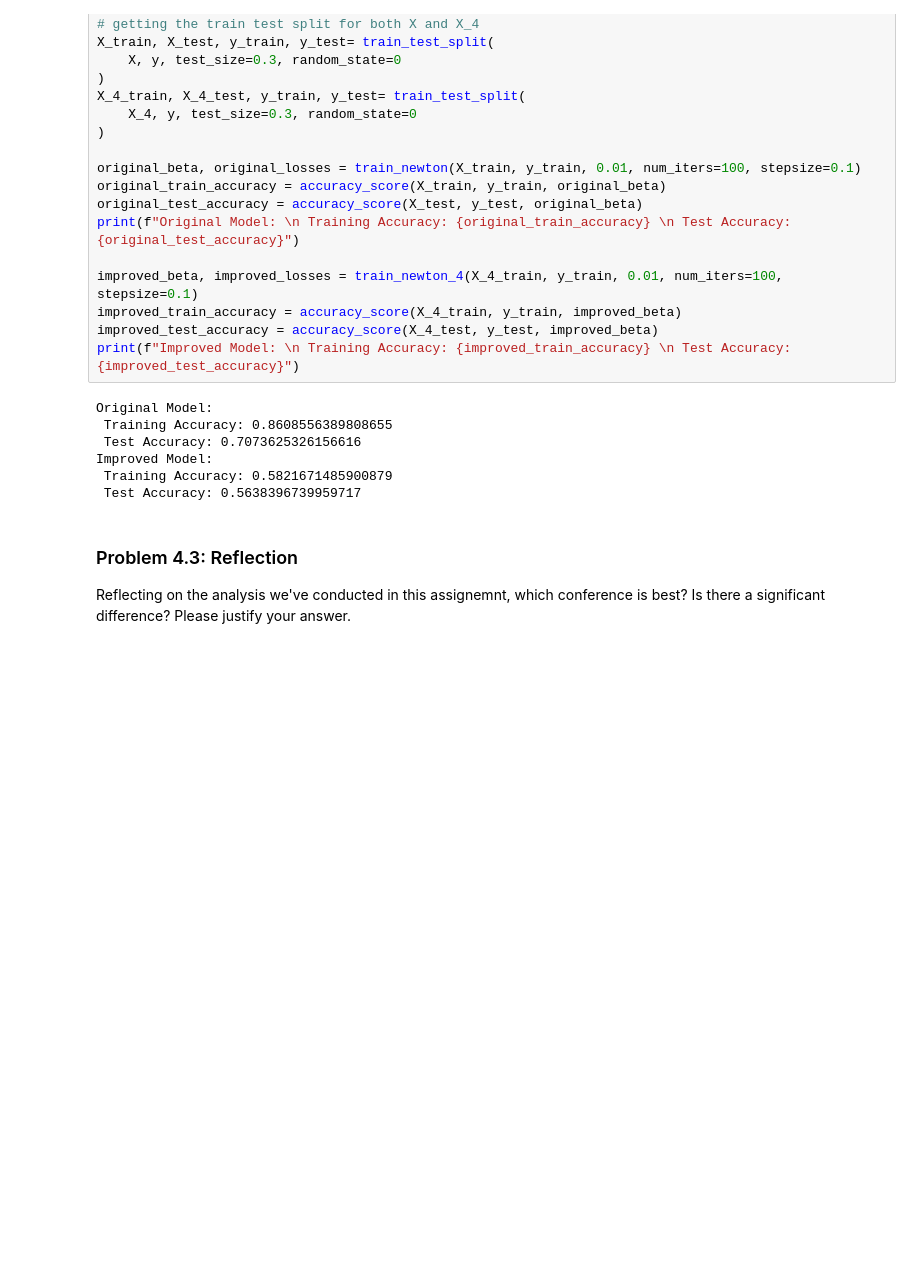
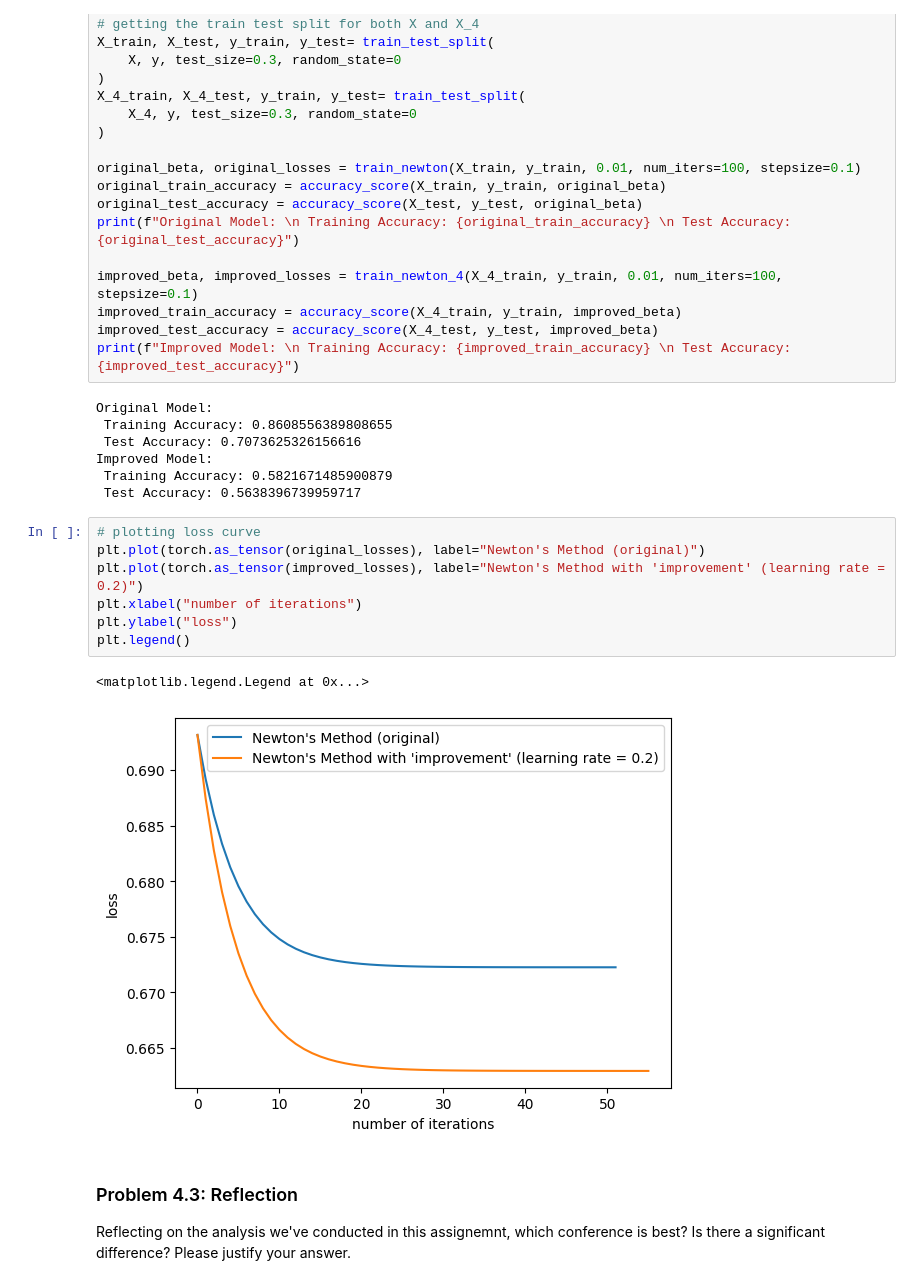
Before and after one commit to dlvh/stats305b, a Jupyter notebook: assignments/hw1/hw1.ipynb, the cells around one changed output. Drawn from its saved outputs; the diff is of its cells as text; blank space fills up the shorter version.

```diff
--- a/assignments/hw1/hw1.ipynb
+++ b/assignments/hw1/hw1.ipynb
@@ -724,6 +724,16 @@ Original Model:
 Improved Model:
  Training Accuracy: 0.5821671485900879
  Test Accuracy: 0.5638396739959717
+# %%
+# plotting loss curve
+plt.plot(torch.as_tensor(original_losses), label="Newton's Method (original)")
+plt.plot(torch.as_tensor(improved_losses), label="Newton's Method with 'improvement' (learning rate = 0.2)")
+plt.xlabel("number of iterations")
+plt.ylabel("loss")
+plt.legend()
+# %% [output]
+<matplotlib.legend.Legend at 0x...>
+[figure, added]
 # %% [markdown]
 ### Problem 4.3: Reflection
 Reflecting on the analysis we've conducted in this assignemnt, which conference is best? Is there a significant difference? Please justify your answer.
```
